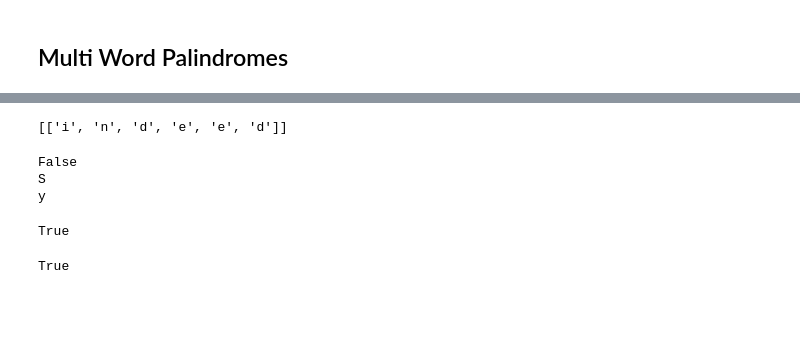
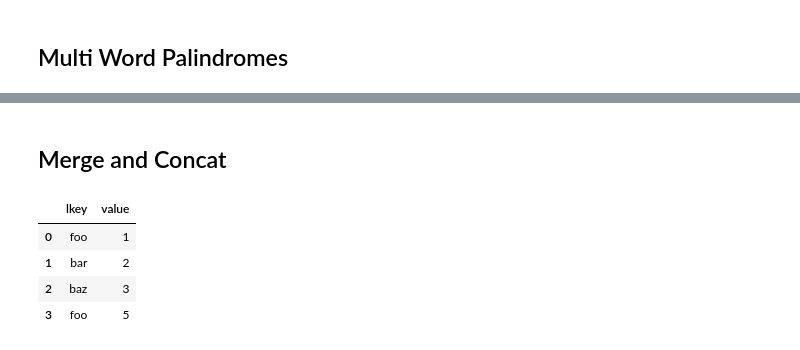
Before and after one commit to Lastew/Personal-Projects, a Jupyter notebook: 01-Basic-Python/01-Basic-Python.ipynb, the cells around one changed output, grey strips where cells are left out. Saved outputs shown, nothing was run; the diff lists cells and outputs as text; code cells hidden in the pictures; blank space fills up the shorter version.

```diff
--- a/01-Basic-Python/01-Basic-Python.ipynb
+++ b/01-Basic-Python/01-Basic-Python.ipynb
@@ -595,15 +571,2 @@ lst
-# %%
-lst2
-# %% [output]
-[['i', 'n', 'd', 'e', 'e', 'd']]
-# %%
-ispalandrom('Sisay')
-# %% [output]
-False
-S
-y
-True
-# %%
-ispalandrom('asxxsa')
-# %% [output]
-True
+# %% [markdown]
+## Merge and Concat
@@ -609,0 +578,8 @@ True
+# %%
+df1
+# %% [output]
+|  | lkey | value |
+| 0 | foo | 1 |
+| 1 | bar | 2 |
+| 2 | baz | 3 |
+| 3 | foo | 5 |
```
Also changed, not shown: parts of 8 cells of this notebook, 3 other files.
